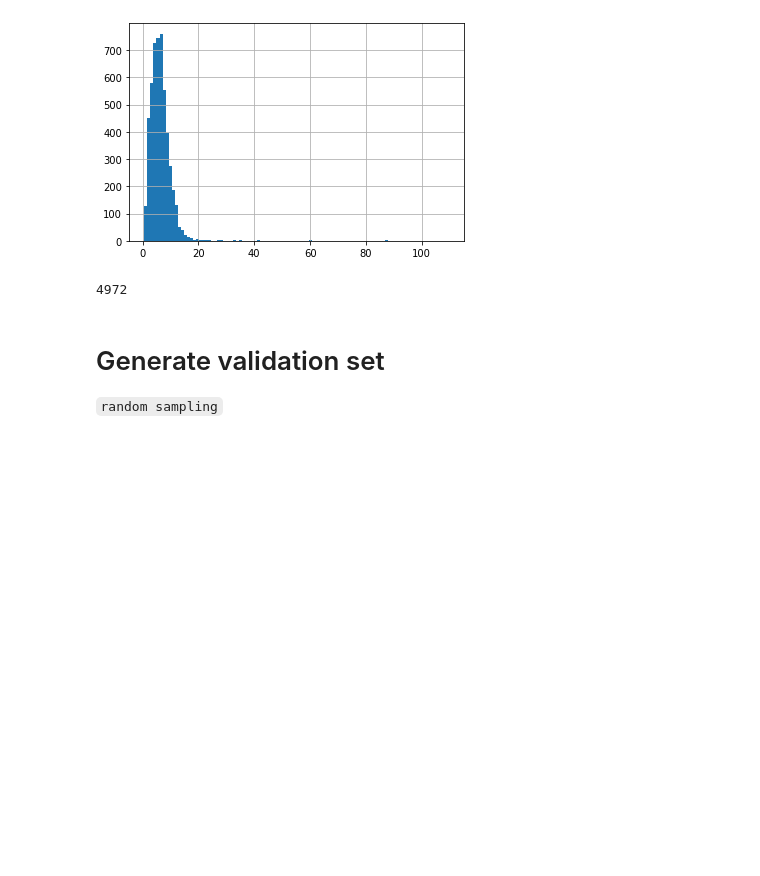
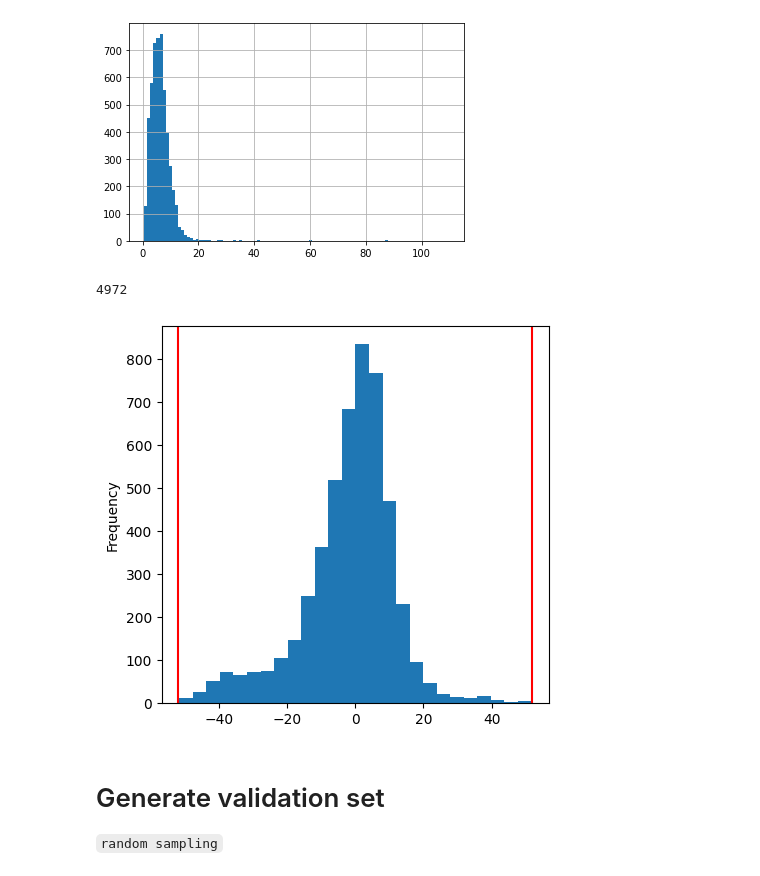
Before and after one commit to labstructbioinf/HAMPpred, a Jupyter notebook: notebooks/steps/2a_prepare_datasets.ipynb, the cells around one changed output. Drawn from its saved outputs; the diff is of its cells as text; code cells hidden in the pictures; blank space fills up the shorter version.

```diff
--- a/notebooks/steps/2a_prepare_datasets.ipynb
+++ b/notebooks/steps/2a_prepare_datasets.ipynb
@@ -71,7 +74,9 @@ len(data_df)
 # %% [output]
 4972
 # %%
-#plot(data_df)
+plot(data_df)
+# %% [output]
+[figure, added]
 # %% [markdown]
 # Generate validation set
 `random sampling`
```
Also changed, not shown: parts of 34 cells of this notebook, 8 other files.
